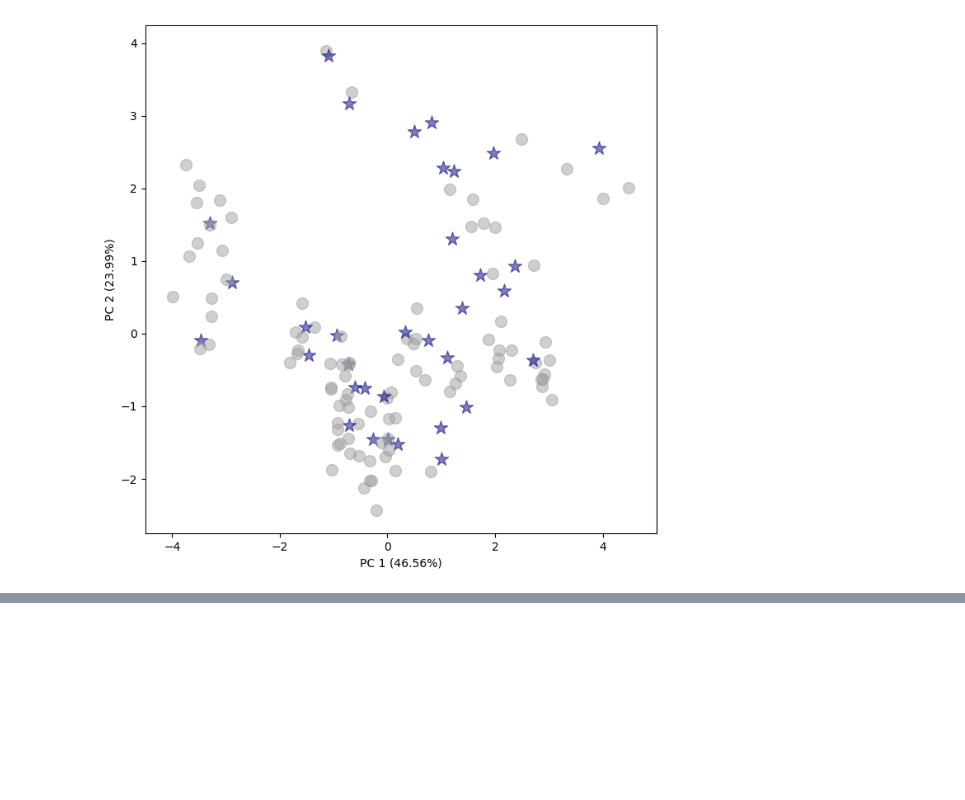
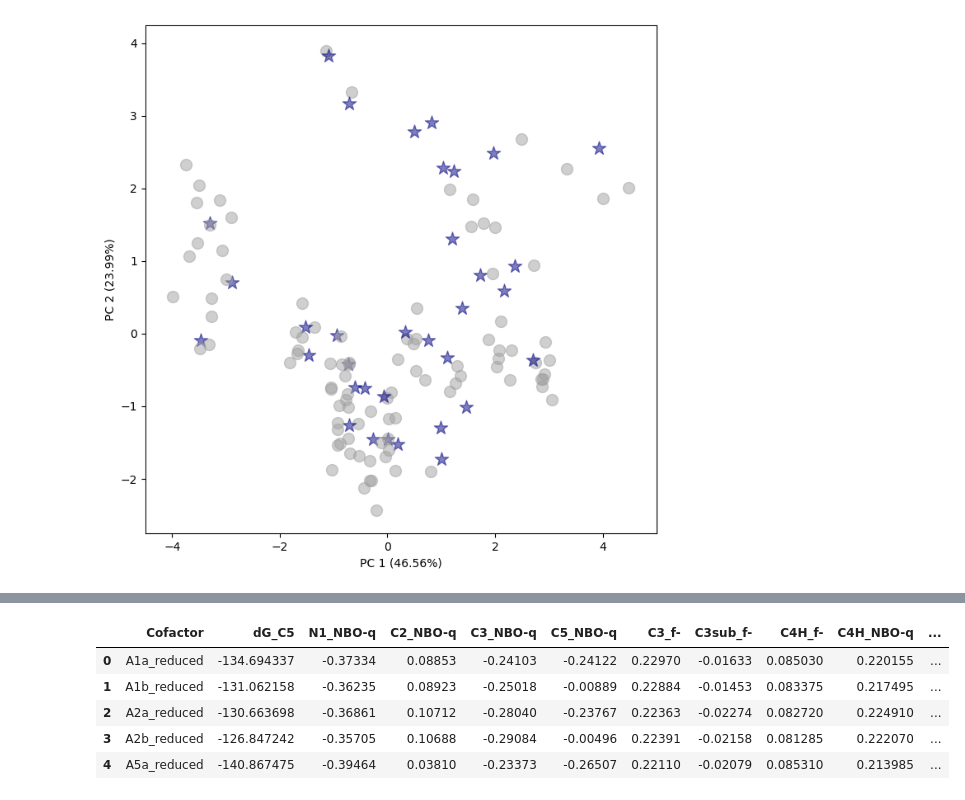
Before and after one commit to aplatt22/ncb_stability, a Jupyter notebook: Figure_Creation/pca_plotting.ipynb, the cells around one changed output, grey strips where cells are left out. Saved outputs shown, nothing was run; the diff lists cells and outputs as text; code cells hidden in the pictures; blank space fills up the shorter version.

```diff
--- a/Figure_Creation/pca_plotting.ipynb
+++ b/Figure_Creation/pca_plotting.ipynb
@@ -123,0 +198,9 @@ plt.ylim(-2.75,4.25)
+# %%
+ncb_data.head()
+# %% [output]
+|  | Cofactor | dG_C5 | N1_NBO-q | C2_NBO-q | C3_NBO-q | C5_NBO-q | C3_f- | C3sub_f- | C4H_f- | C4H_NBO-q | ... |
+| 0 | A1a_reduced | -134.694337 | -0.37334 | 0.08853 | -0.24103 | -0.24122 | 0.22970 | -0.01633 | 0.085030 | 0.220155 | ... |
+| 1 | A1b_reduced | -131.062158 | -0.36235 | 0.08923 | -0.25018 | -0.00889 | 0.22884 | -0.01453 | 0.083375 | 0.217495 | ... |
+| 2 | A2a_reduced | -130.663698 | -0.36861 | 0.10712 | -0.28040 | -0.23767 | 0.22363 | -0.02274 | 0.082720 | 0.224910 | ... |
+| 3 | A2b_reduced | -126.847242 | -0.35705 | 0.10688 | -0.29084 | -0.00496 | 0.22391 | -0.02158 | 0.081285 | 0.222070 | ... |
+| 4 | A5a_reduced | -140.867475 | -0.39464 | 0.03810 | -0.23373 | -0.26507 | 0.22110 | -0.02079 | 0.085310 | 0.213985 | ... |
```
Also changed, not shown: parts of 8 cells of this notebook, 1 other file.
